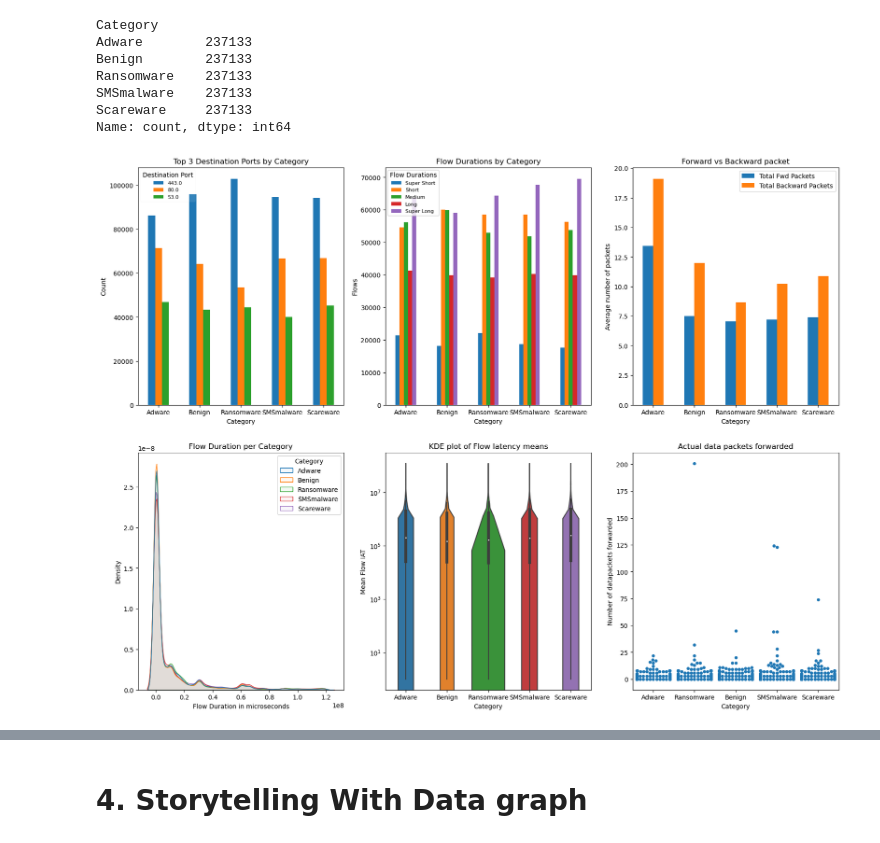
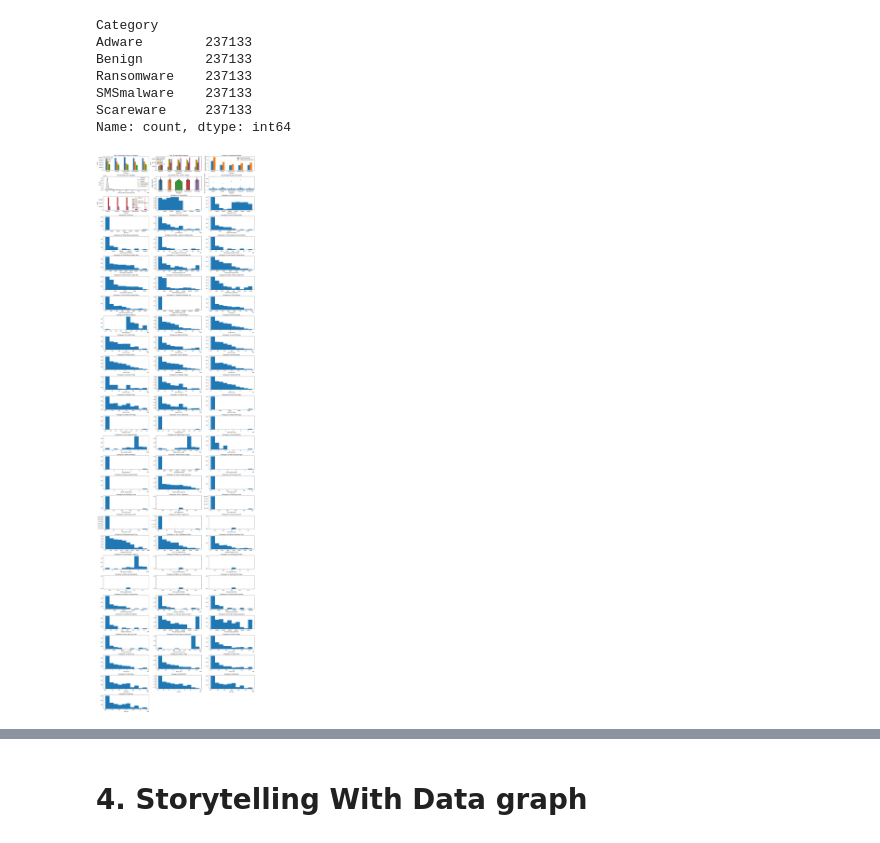
Before and after one commit to 4nuG/ai_for_leaders, a Jupyter notebook: OMDS-ModB2-Week4-Gurung-Anushreeya.ipynb, the cells around one changed output, grey strips where cells are left out. Cells and saved outputs as stored; diff of their text form; code cells hidden in the pictures.

```diff
--- a/OMDS-ModB2-Week4-Gurung-Anushreeya.ipynb
+++ b/OMDS-ModB2-Week4-Gurung-Anushreeya.ipynb
@@ -204,43 +120,68 @@ SMSmalware    237133
 Scareware     237133
 Name: count, dtype: int64
 # %%
-fig, ax = plt.subplots(2, 3, figsize = (20, 15))
+fig, ax = plt.subplots(28, 3, figsize = (20, 70))
 
 top_ports = df_balanced.groupby('Category')['Destination Port'].apply(lambda x: x.value_counts().head(3)).unstack()
 top_ports.plot(kind = 'bar', rot=0, ax=ax[0,0])
 ax[0, 0].set_title("Top 3 Destination Ports by Category")
 ax[0, 0].set_xlabel("Category")
 ax[0, 0].set_ylabel("Count")
 ax[0, 0].legend(title = 'Destination Port', loc="upper left", fontsize=8, framealpha = .1)
 
 df_balanced['Duration_bin'] = pd.cut(df_balanced['Flow Duration'], bins = [0, 1000, 100000, 1000000, 10000000, 10000000000000000000000], labels = ['Super Short', 'Short', 'Medium', 'Long', 'Super Long'])
 counts = df_balanced.groupby(['Category', 'Duration_bin']).size().unstack()
 counts.plot(kind='bar', rot = 0, ax = ax[0, 1])
 ax[0, 1].set_title("Flow Durations by Category")
 ax[0, 1].set_xlabel("Category")
 ax[0, 1].set_ylabel("Flows")
 ax[0, 1].legend(title = 'Flow Durations', loc="upper left", fontsize=8)
 
 df_balanced.groupby('Category')[['Total Fwd Packets', 'Total Backward Packets']].mean().plot(kind = 'bar', rot = 0, ax=ax[0, 2])
-ax[0, 2].set_ylabel("Average number of packets")
+ax[0, 2].set_ylabel("Average Number of Packets")
 ax[0, 2].set_xlabel("Category")
-ax[0, 2].set_title("Forward vs Backward packet")
+ax[0, 2].set_title("Forward vs Backward Packet")
 
 sns.kdeplot(data=df_balanced, x= 'Flow Duration', hue = 'Category', fill=True, alpha=.05, ax=ax[1, 0])
-ax[1, 0].set_xlabel("Flow Duration in microseconds")
+ax[1, 0].set_xlabel("Flow Duration in Microseconds")
 ax[1, 0].set_title('Flow Duration per Category')
 sns.move_legend(ax[1,0], loc="upper right")
 
 sns.violinplot(data=df_balanced, x='Category', y='Flow IAT Mean', ax=ax[1,1])
 ax[1, 1].set_xlabel("Category")
 ax[1, 1].set_ylabel("Mean Flow IAT")
-ax[1, 1].set_title('KDE plot of Flow latency means')
+ax[1, 1].set_title('KDE Plot of Flow Latency Means')
 ax[1, 1].set_yscale('log')
 
 sns.swarmplot(data=df_balanced.sample(2000), x='Category', y='act_data_pkt_fwd', size = 5, ax=ax[1, 2])
 ax[1, 2].set_xlabel('Category')
-ax[1, 2].set_ylabel('Number of datapackets forwarded')
-ax[1, 2].set_title("Actual data packets forwarded")
+ax[1, 2].set_ylabel('Number of Datapackets Forwarded')
+ax[1, 2].set_title("Actual Data Packets Forwarded")
+
+sns.countplot(data = df_balanced, x = 'Category', hue = 'Protocol', ax=ax[2, 0])
+
+i = 2
+j = 1
+
+for x in df_balanced.select_dtypes(include='number'):
+    ax[i, j].hist(df_balanced[x])
+    ax[i, j].set_title("Histogram of "+x)
+    ax[i, j].set_xlabel(x)
+    # if df_balanced[x].max() > 10000:
+    #     ax[i, j].set_xscale('log')
+    if np.histogram(df_balanced[x].dropna(), bins = 100)[0].max() > 10000:
+        ax[i, j].set_yscale('log')
+    j += 1
+    if j == 3:
+        j = 0
+        i +=1
+
+for x in range(i, 28):
+    for y in range(3):
+        if x > i or y >= j:
+            ax[x, y].axis('off')
+
+plt.tight_layout()
 plt.show()
 # %% [output]
-[figure, old version]
+[figure, new version]
```
Also changed, not shown: parts of 10 cells of this notebook.
